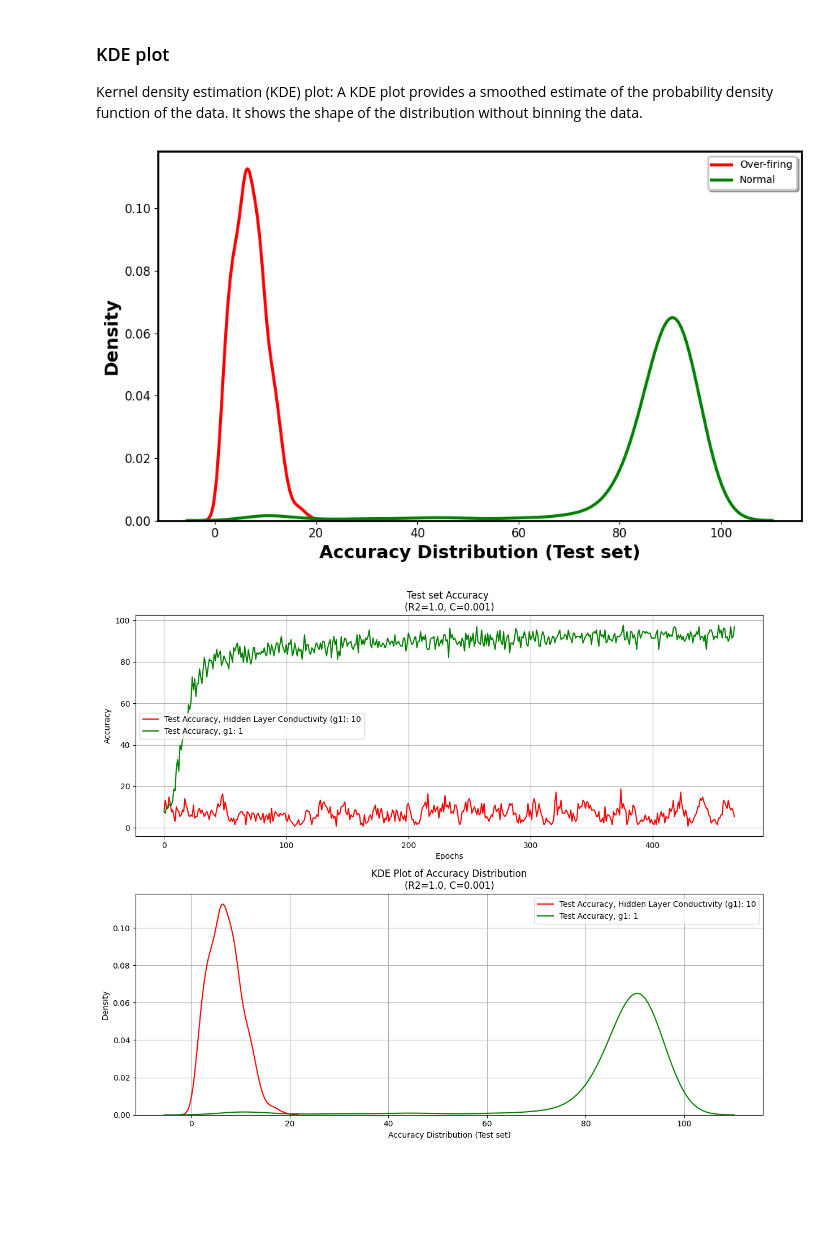
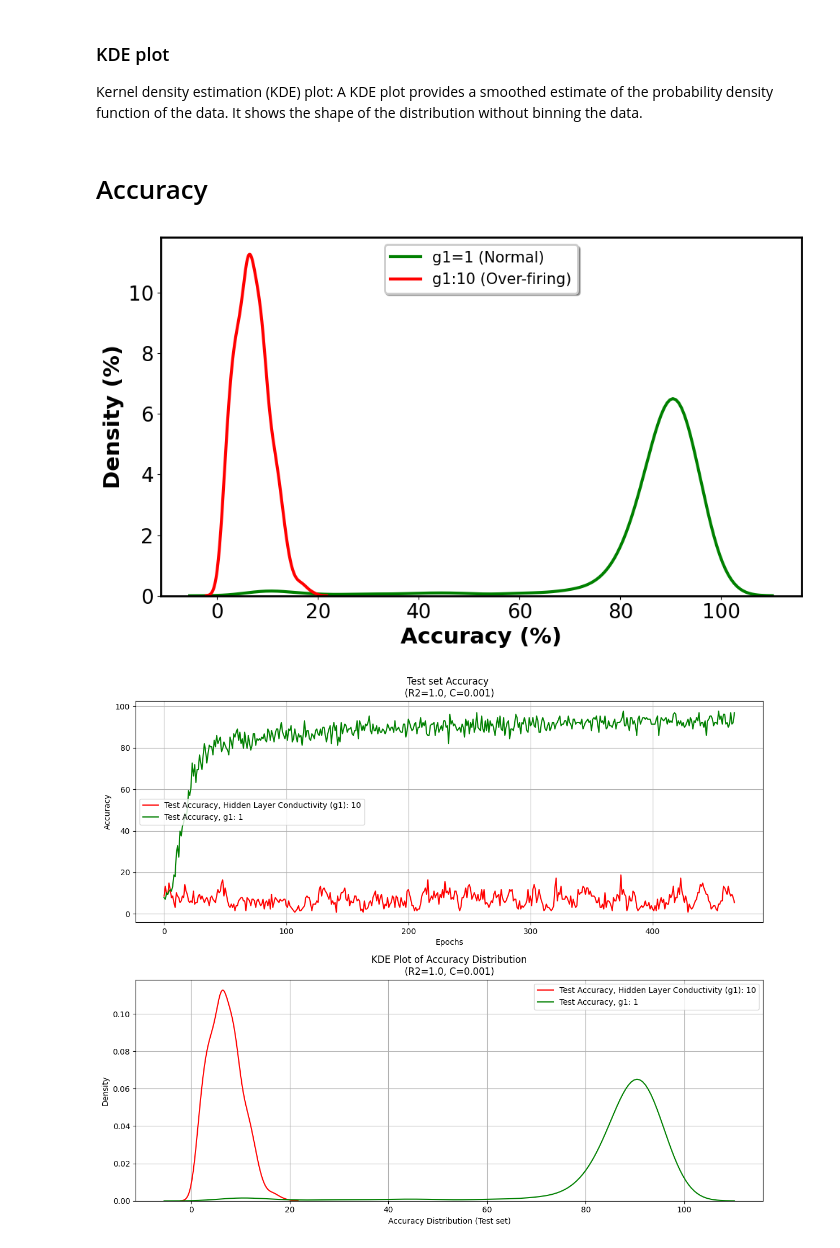
Before and after one commit to Mrezakhodashenas/PhD-NN, a Jupyter notebook: one_Hidden_layer.ipynb, the cells around one changed output. Drawn from its saved outputs; the diff is of its cells as text; code cells hidden in the pictures; blank space fills up the shorter version.

```diff
--- a/one_Hidden_layer.ipynb
+++ b/one_Hidden_layer.ipynb
@@ -1036,6 +1133,8 @@ plt.show()
 # %% [markdown]
 ### KDE plot
 Kernel density estimation (KDE) plot: A KDE plot provides a smoothed estimate of the probability density function of the data. It shows the shape of the distribution without binning the data.
+# %% [markdown]
+# Accuracy
 # %%
 
 plt.figure(figsize=(10, 6))
@@ -1043,48 +1142,53 @@ plt.figure(figsize=(10, 6))
 
 
 # Plot KDE plot of test accuracy
-# sns.kdeplot(test_acc_hist_R1_0_1_R2_1_0_C_0_001, color='red', label='Hidden Layer Conductivity (g1): 10', linewidth=3)
+sns.kdeplot(test_acc_hist_R1_1_0_R2_1_0_C_0_001, color='green', label='g1=1 (Normal)', linewidth=3)
+# sns.kdeplot(test_acc_hist_R1_0_5_R2_1_0_C_0_001, color='yellow', label='g1: 2', linewidth=3)
+# sns.kdeplot(test_acc_hist_R1_0_4_R2_1_0_C_0_001, color='orange', label='g1: 2.5', linewidth=3)
+# sns.kdeplot(test_acc_hist_R1_0_3_R2_1_0_C_0_001, color='gray', label='g1: 3.3', linewidth=3)
 # sns.kdeplot(test_acc_hist_R1_0_2_R2_1_0_C_0_001, color='cyan', label='g1: 5', linewidth=3)
-# sns.kdeplot(test_acc_hist_R1_0_3_R2_1_0_C_0_001, color='gray', label='g1: 3.3', linewidth=3)
-# sns.kdeplot(test_acc_hist_R1_0_4_R2_1_0_C_0_001, color='orange', label='g1: 2.5', linewidth=3)
-# sns.kdeplot(test_acc_hist_R1_0_5_R2_1_0_C_0_001, color='yellow', label='g1: 2', linewidth=3)
-# sns.kdeplot(test_acc_hist_R1_1_0_R2_1_0_C_0_001, color='green', label='g1=1 (Normal)', linewidth=3)
+sns.kdeplot(test_acc_hist_R1_0_1_R2_1_0_C_0_001, color='red', label='g1:10 (Over-firing)', linewidth=3)
 
-sns.kdeplot(test_acc_hist_R1_0_1_R2_1_0_C_0_001, color='red', label='Over-firing', linewidth=3)
-sns.kdeplot(test_acc_hist_R1_1_0_R2_1_0_C_0_001, color='green', label='Normal', linewidth=3)
+# sns.kdeplot(test_acc_hist_R1_0_1_R2_1_0_C_0_001, color='red', label='Over-firing', linewidth=3)
+# sns.kdeplot(test_acc_hist_R1_1_0_R2_1_0_C_0_001, color='green', label='Normal', linewidth=3)
 
 
 # Set labels and title for the first plot
-font = {'weight': 'bold', 'size': 18}
-plt.xlabel("Accuracy Distribution (Test set)", fontdict=font)
-plt.ylabel("Density", fontdict=font)
+font = {'weight': 'bold', 'size': 22}
+plt.xlabel("Accuracy (%)", fontdict=font)
+plt.ylabel("Density (%)", fontdict=font)
 # ax2.set_title("KDE Plot of Accuracy Distribution\n(R2={:.1f}, C={:.3f})".format(R2, C))
-plt.xticks(fontsize=12)
-plt.yticks(fontsize=12)
+plt.xticks(fontsize=20)
+plt.yticks(fontsize=20)
 
 
 ax = plt.gca()
 ax.spines['top'].set_linewidth(2)
 ax.spines['right'].set_linewidth(2)
 ax.spines['bottom'].set_linewidth(2)
 ax.spines['left'].set_linewidth(2)
 
 # Set thicker tick width
 # ax.tick_params(axis='both', which='both', width=2)
 
 # Create a shaded rectangular background for the legend inside the plot
-legend = ax.legend(loc="upper right", frameon=True, fancybox=True, shadow=True)
+legend = ax.legend(loc="upper center", frameon=True, fancybox=True, shadow=True, prop={'size': 15})
 frame = legend.get_frame()
 frame.set_linewidth(2)
 
+
+# Multiply y-axis tick labels by 100 to reflect the 0-100 scale
+y_ticklabels = [int(label * 100) for label in plt.gca().get_yticks()]
+plt.gca().set_yticklabels(y_ticklabels)
+
 # Save the plot
-plt.savefig('Fig.8.pdf', format='pdf')
+plt.savefig('new_Fig.6d.pdf', format='pdf')
 
 # Adjust layout and display the plot
 plt.tight_layout()
 plt.show()
 # %% [output]
-[figure, old version]
+[figure, new version]
 # %%
 import matplotlib.pyplot as plt
 import seaborn as sns
```
Also changed, not shown: parts of 10 cells of this notebook.
